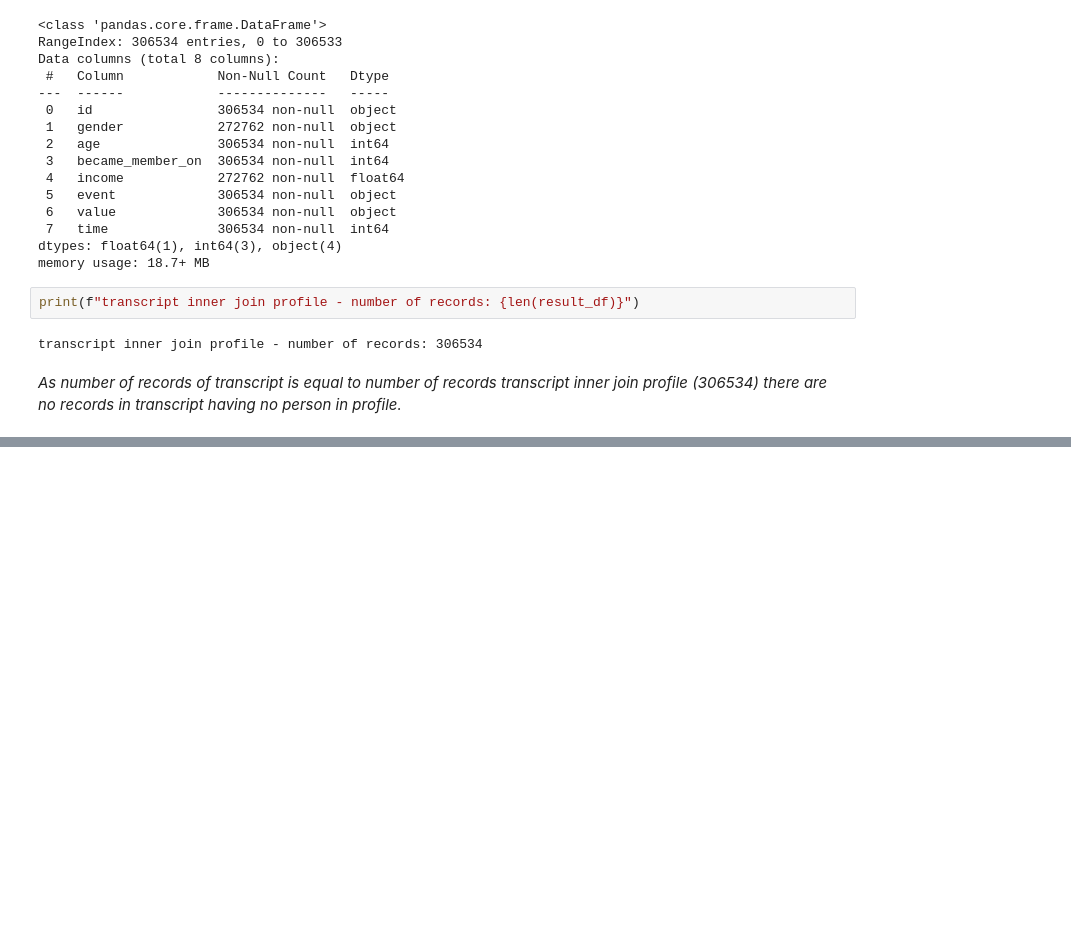
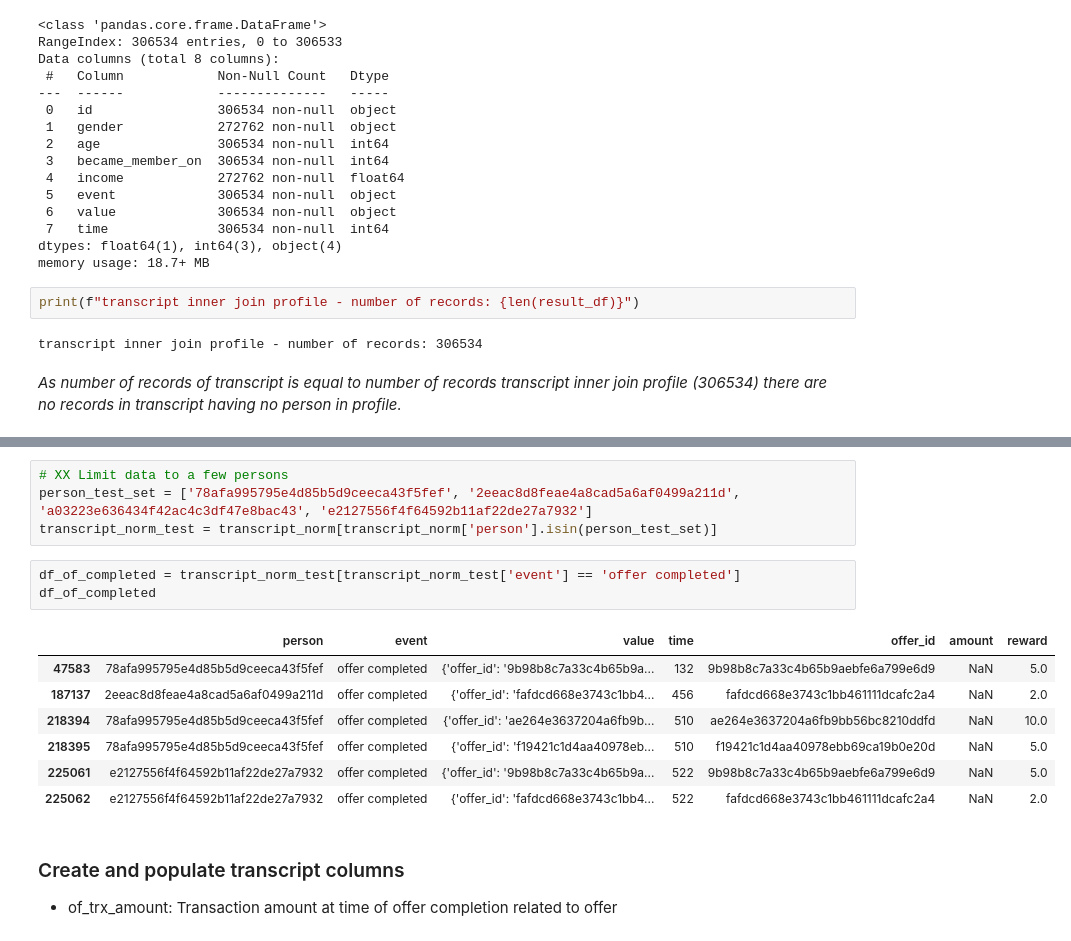
Before and after one commit to Oliver-Balb/Starbucks, a Jupyter notebook: Starbucks_Capstone_notebook.ipynb, the cells around one changed output, grey strips where cells are left out. Drawn from its saved outputs; the diff is of its cells as text; blank space fills up the shorter version.

```diff
--- a/Starbucks_Capstone_notebook.ipynb
+++ b/Starbucks_Capstone_notebook.ipynb
@@ -298,0 +302,18 @@ transcript.tail(20)
+# %%
+# XX Limit data to a few persons
+person_test_set = ['78afa995795e4d85b5d9ceeca43f5fef', '2eeac8d8feae4a8cad5a6af0499a211d', 'a03223e636434f42ac4c3df47e8bac43', 'e2127556f4f64592b11af22de27a7932']
+transcript_norm_test = transcript_norm[transcript_norm['person'].isin(person_test_set)]
+# %%
+df_of_completed = transcript_norm_test[transcript_norm_test['event'] == 'offer completed']
+df_of_completed
+# %% [output]
+|  | person | event | value | time | offer_id | amount | reward |
+| 47583 | 78afa995795e4d85b5d9ceeca43f5fef | offer completed | {'offer_id': '9b98b8c7a33c4b65b9a... | 132 | 9b98b8c7a33c4b65b9aebfe6a799e6d9 | NaN | 5.0 |
+| 187137 | 2eeac8d8feae4a8cad5a6af0499a211d | offer completed | {'offer_id': 'fafdcd668e3743c1bb4... | 456 | fafdcd668e3743c1bb461111dcafc2a4 | NaN | 2.0 |
+| 218394 | 78afa995795e4d85b5d9ceeca43f5fef | offer completed | {'offer_id': 'ae264e3637204a6fb9b... | 510 | ae264e3637204a6fb9bb56bc8210ddfd | NaN | 10.0 |
+| 218395 | 78afa995795e4d85b5d9ceeca43f5fef | offer completed | {'offer_id': 'f19421c1d4aa40978eb... | 510 | f19421c1d4aa40978ebb69ca19b0e20d | NaN | 5.0 |
+| 225061 | e2127556f4f64592b11af22de27a7932 | offer completed | {'offer_id': '9b98b8c7a33c4b65b9a... | 522 | 9b98b8c7a33c4b65b9aebfe6a799e6d9 | NaN | 5.0 |
+| 225062 | e2127556f4f64592b11af22de27a7932 | offer completed | {'offer_id': 'fafdcd668e3743c1bb4... | 522 | fafdcd668e3743c1bb461111dcafc2a4 | NaN | 2.0 |
+# %% [markdown]
+### Create and populate transcript columns
+* of_trx_amount: Transaction amount at time of offer completion related to offer
```
Also changed, not shown: parts of 13 cells of this notebook, 8 other files.
